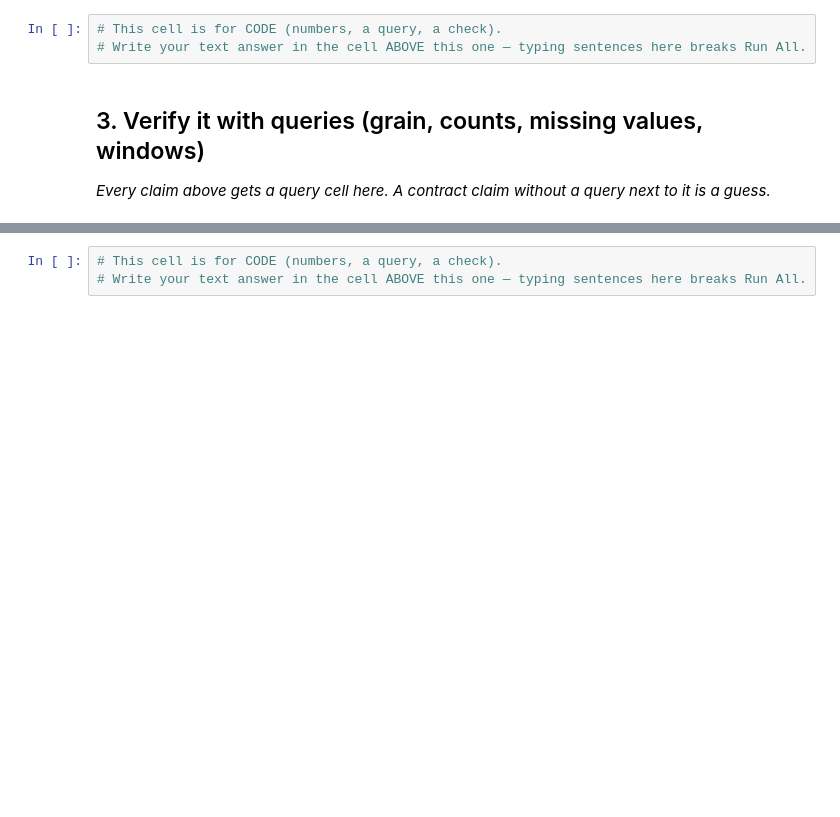
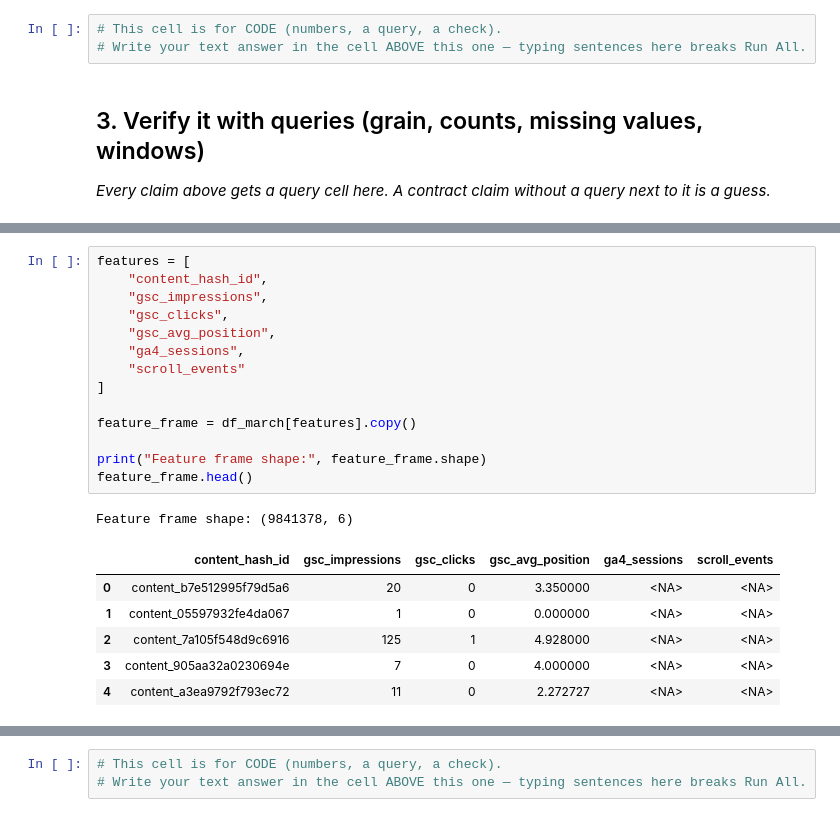
Before and after one commit to cassandragoto10-maker/Flyrank-ML-internship, a Jupyter notebook: work/notebooks/w03_data_contract.ipynb, the cells around one changed output, grey strips where cells are left out. Saved outputs shown, nothing was run; the diff lists cells and outputs as text; blank space fills up the shorter version.

```diff
--- a/work/notebooks/w03_data_contract.ipynb
+++ b/work/notebooks/w03_data_contract.ipynb
@@ -26,0 +231,22 @@ This skeleton is yours to fill. Work the sections **in order** — each one has
+# %%
+features = [
+    "content_hash_id",
+    "gsc_impressions",
+    "gsc_clicks",
+    "gsc_avg_position",
+    "ga4_sessions",
+    "scroll_events"
+]
+
+feature_frame = df_march[features].copy()
+
+print("Feature frame shape:", feature_frame.shape)
+feature_frame.head()
+# %% [output]
+Feature frame shape: (9841378, 6)
+|  | content_hash_id | gsc_impressions | gsc_clicks | gsc_avg_position | ga4_sessions | scroll_events |
+| 0 | content_b7e512995f79d5a6 | 20 | 0 | 3.350000 | <NA> | <NA> |
+| 1 | content_05597932fe4da067 | 1 | 0 | 0.000000 | <NA> | <NA> |
+| 2 | content_7a105f548d9c6916 | 125 | 1 | 4.928000 | <NA> | <NA> |
+| 3 | content_905aa32a0230694e | 7 | 0 | 4.000000 | <NA> | <NA> |
+| 4 | content_a3ea9792f793ec72 | 11 | 0 | 2.272727 | <NA> | <NA> |
```
Also changed, not shown: parts of 32 cells of this notebook.
